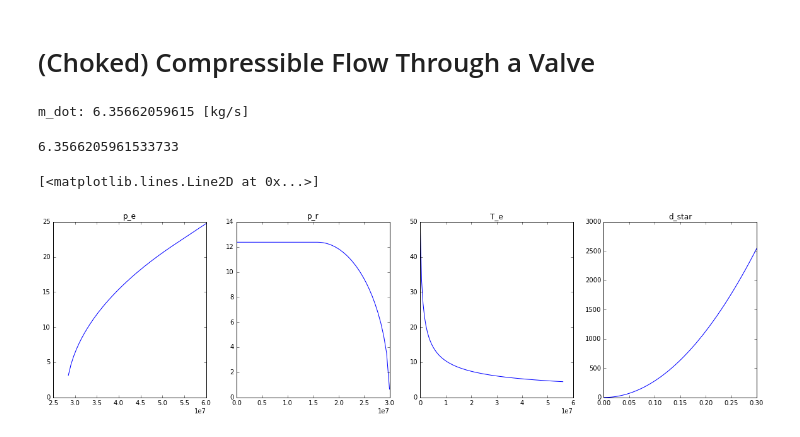
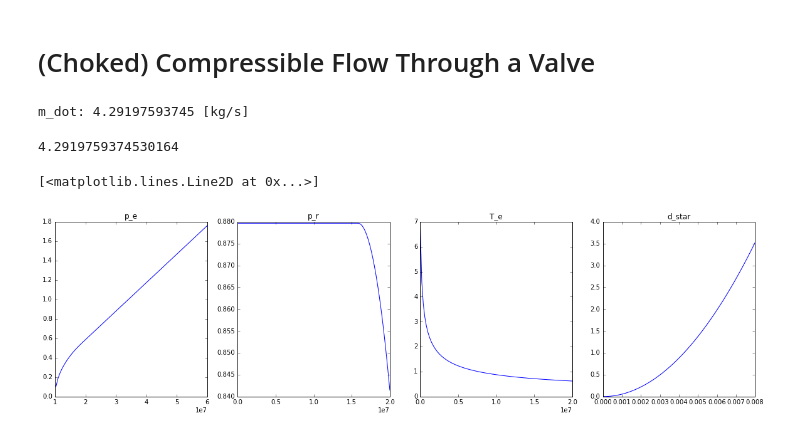
Before and after one commit to morloy/aero_propulsion, a Jupyter notebook: Thrust.ipynb, the cells around one changed output. Saved outputs shown, nothing was run; the diff lists cells and outputs as text; code cells hidden in the pictures.

Commit message:
change valve diameter

```diff
--- a/Thrust.ipynb
+++ b/Thrust.ipynb
@@ -113,10 +113,10 @@ Optimal d_e: 0.244861204375 [m] at 3.27572361467 [kN]
 # %%
 # https://www.grc.nasa.gov/www/k-12/airplane/mflchk.html
 
-p_e = 300. * 10**5    # pressure on emitter side [Pa]
-p_r = 280. * 10**5    # pressure on receiver side [Pa]
+p_e = 70. * 10**5    # pressure on emitter side [Pa]
+p_r = 50. * 10**5    # pressure on receiver side [Pa]
 T_e = 300.            # emmiter temperature [K]
-d_star = 0.015        # valve diameter [m]
+d_star = 0.0226       # valve diameter [m] (3/4" NPT -> 0.0226)
 
 def computeFlow(p_e, p_r, T_e, d_star, debug=False):
     A = np.pi*(d_star/2.)**2
@@ -135,31 +135,31 @@ def computeFlow(p_e, p_r, T_e, d_star, debug=False):
 
 computeFlow(p_e, p_r, T_e, d_star, debug=True)
 # %% [output]
-m_dot: 6.35662059615 [kg/s]
+m_dot: 4.29197593745 [kg/s]
-6.3566205961533733
+4.2919759374530164
 # %%
 # Visualize Flow vs [ p_e, p_r, T_e, d_star ]
 
 flow = np.vectorize(computeFlow)
 plt.rcParams['figure.figsize'] = (20, 5)
 
 f, ax = plt.subplots(1,4)
 
 p = np.linspace(0.,2.*p_e,100)
 ax[0].set_title('p_e')
 ax[0].plot(p, flow(p, p_r, T_e, d_star))
 
 p = np.linspace(0.01,2.*p_r,100)
 ax[1].set_title('p_r')
 ax[1].plot(p, flow(p_e, p, T_e, d_star))
 
 T = np.linspace(5.,2.*T_e,100)
 ax[2].set_title('T_e')
 ax[2].plot(p, flow(p_e, p_r, T, d_star))
 
-d = np.linspace(0.,20.*d_star,100)
+d = np.linspace(0.,2.*d_star,100)
 ax[3].set_title('d_star')
 ax[3].plot(d, flow(p_e, p_r, T_e, d))
 # %% [output]
 [<matplotlib.lines.Line2D at 0x...>]
-[figure, old version]
+[figure, new version]
```
